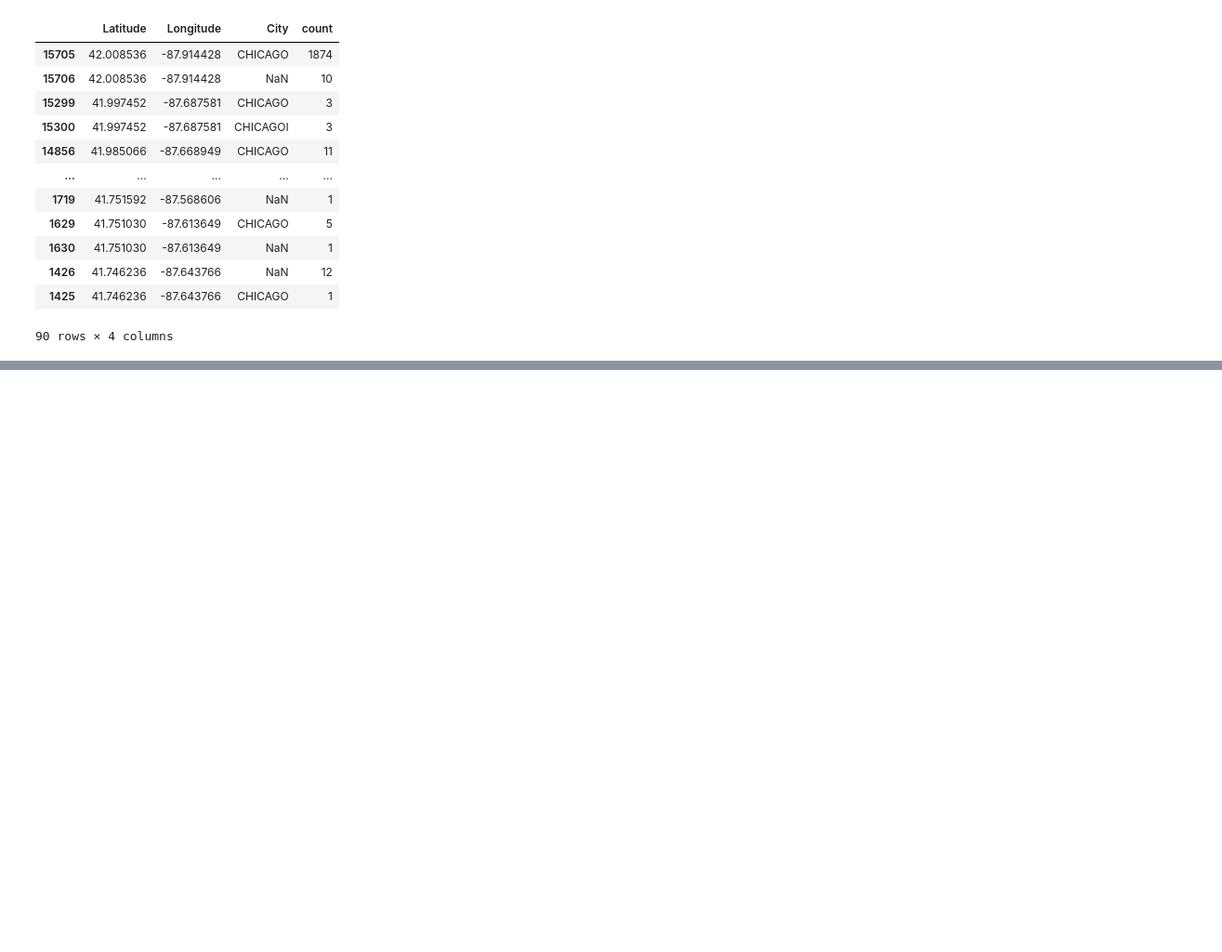
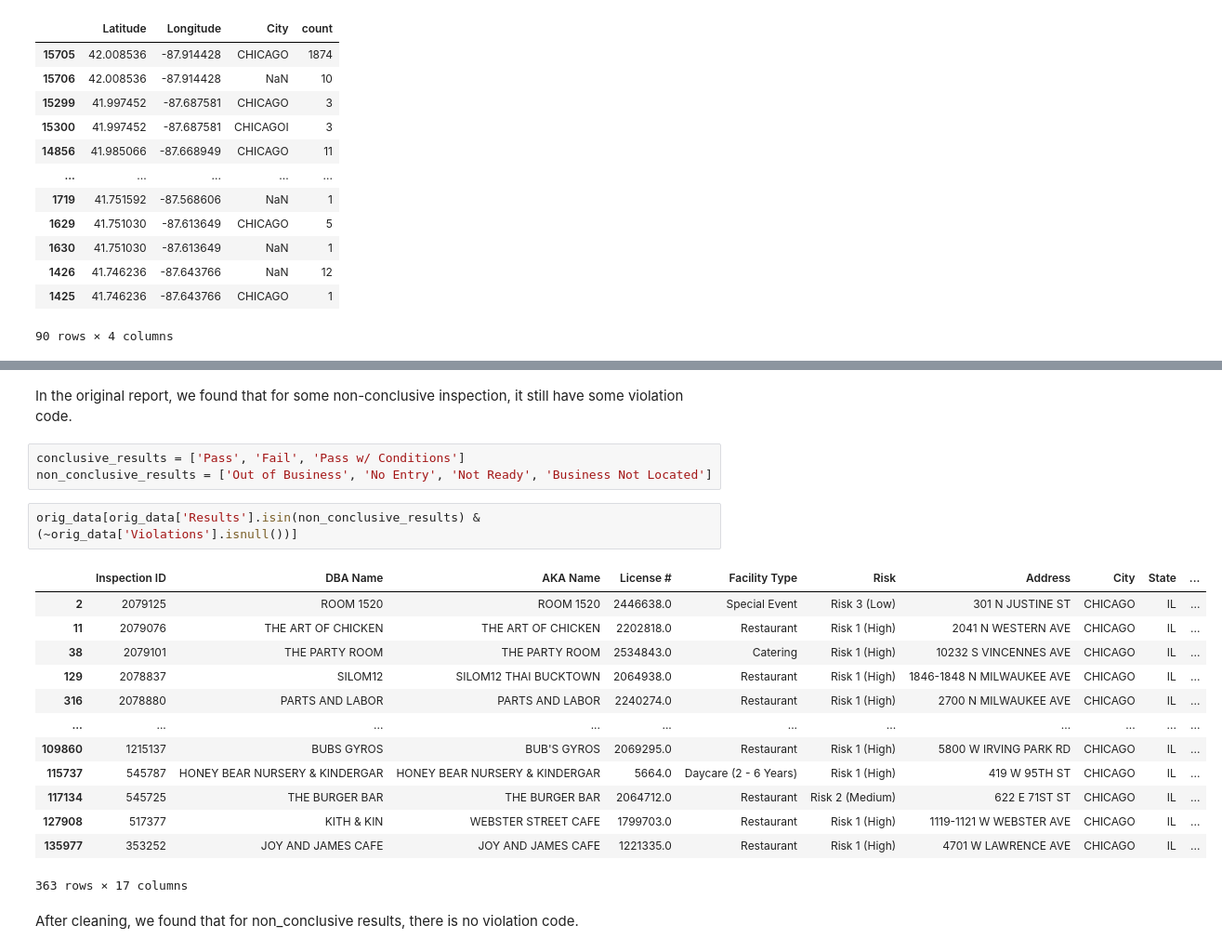
Before and after one commit to delongmeng/Chicago_Food_Inspection, a Jupyter notebook: data_integrity_check.ipynb, the cells around one changed output, grey strips where cells are left out. Shown at 93% size. Drawn from its saved outputs; the diff is of its cells as text; blank space fills up the shorter version.

Commit message:
add integrity check for risk and voilations

```diff
--- a/data_integrity_check.ipynb
+++ b/data_integrity_check.ipynb
@@ -221,0 +325,23 @@ city_count_cleaned
+# %% [markdown]
+In the original report, we found that for some non-conclusive inspection, it still have some violation code.
+# %%
+conclusive_results = ['Pass', 'Fail', 'Pass w/ Conditions']
+non_conclusive_results = ['Out of Business', 'No Entry', 'Not Ready', 'Business Not Located']
+# %%
+orig_data[orig_data['Results'].isin(non_conclusive_results) & (~orig_data['Violations'].isnull())]
+# %% [output]
+|  | Inspection ID | DBA Name | AKA Name | License # | Facility Type | Risk | Address | City | State | ... |
+| 2 | 2079125 | ROOM 1520 | ROOM 1520 | 2446638.0 | Special Event | Risk 3 (Low) | 301 N JUSTINE ST | CHICAGO | IL | ... |
+| 11 | 2079076 | THE ART OF CHICKEN | THE ART OF CHICKEN | 2202818.0 | Restaurant | Risk 1 (High) | 2041 N WESTERN AVE | CHICAGO | IL | ... |
+| 38 | 2079101 | THE PARTY ROOM | THE PARTY ROOM | 2534843.0 | Catering | Risk 1 (High) | 10232 S VINCENNES AVE | CHICAGO | IL | ... |
+| 129 | 2078837 | SILOM12 | SILOM12 THAI BUCKTOWN | 2064938.0 | Restaurant | Risk 1 (High) | 1846-1848 N MILWAUKEE AVE | CHICAGO | IL | ... |
+| 316 | 2078880 | PARTS AND LABOR | PARTS AND LABOR | 2240274.0 | Restaurant | Risk 1 (High) | 2700 N MILWAUKEE AVE | CHICAGO | IL | ... |
+| ... | ... | ... | ... | ... | ... | ... | ... | ... | ... | ... |
+| 109860 | 1215137 | BUBS GYROS | BUB'S GYROS | 2069295.0 | Restaurant | Risk 1 (High) | 5800 W IRVING PARK RD | CHICAGO | IL | ... |
+| 115737 | 545787 | HONEY BEAR NURSERY & KINDERGAR | HONEY BEAR NURSERY & KINDERGAR | 5664.0 | Daycare (2 - 6 Years) | Risk 1 (High) | 419 W 95TH ST | CHICAGO | IL | ... |
+| 117134 | 545725 | THE BURGER BAR | THE BURGER BAR | 2064712.0 | Restaurant | Risk 2 (Medium) | 622 E 71ST ST | CHICAGO | IL | ... |
+| 127908 | 517377 | KITH & KIN | WEBSTER STREET CAFE | 1799703.0 | Restaurant | Risk 1 (High) | 1119-1121 W WEBSTER AVE | CHICAGO | IL | ... |
+| 135977 | 353252 | JOY AND JAMES CAFE | JOY AND JAMES CAFE | 1221335.0 | Restaurant | Risk 1 (High) | 4701 W LAWRENCE AVE | CHICAGO | IL | ... |
+363 rows × 17 columns
+# %% [markdown]
+After cleaning, we found that for non_conclusive results, there is no violation code.
```
Also changed, not shown: parts of 20 cells of this notebook.
